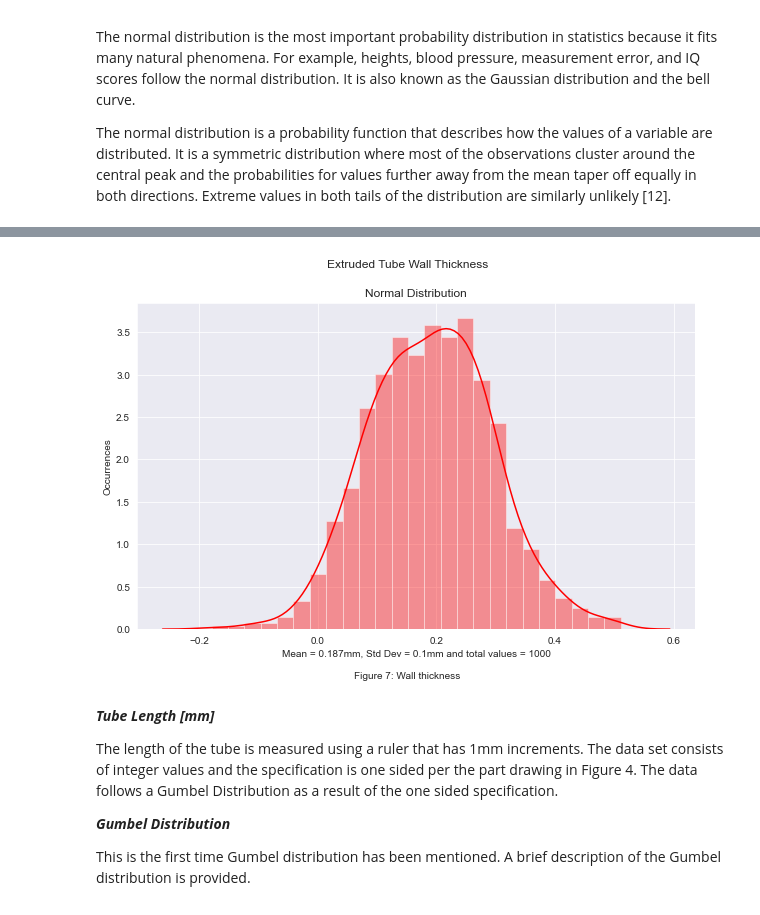
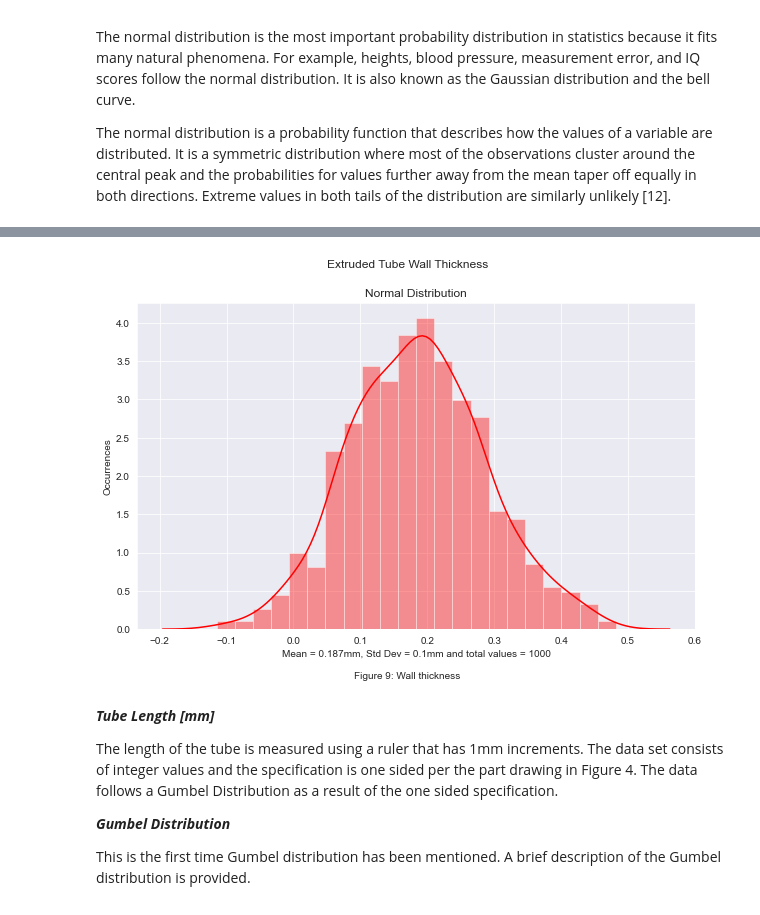
Before and after one commit to KeithQuinn/Project_2020_Programming-for-Data-Analysis, a Jupyter notebook: Project_2020_Programming-for-Data-Analysis.ipynb, the cells around one changed output, grey strips where cells are left out. Cells and saved outputs as stored; diff of their text form; code cells hidden in the pictures.

```diff
--- a/Project_2020_Programming-for-Data-Analysis.ipynb
+++ b/Project_2020_Programming-for-Data-Analysis.ipynb
@@ -198,21 +201,21 @@ Wall thickness is a 2 sided specification having continuous variable data to two
 # %%
 loc = 0.187 # mean
 scale = 0.1 # standard deviation
 size = 1000 # number of values
 
 normal_data = np.random.normal(loc, scale, size) # generate a data set that follows a normal distribution
 
 plt.figure(figsize=(10, 6)) # figure size
 plt.title('Normal Distribution') # title
 plt.suptitle('Extruded Tube Wall Thickness') # subtitle
 plt.xlabel(f'Mean = {loc}mm, Std Dev = {scale}mm and total values = {size}') # xlabel
 plt.ylabel('Occurrences') # ylabel
 sns.distplot(a=normal_data, hist=True, kde=True, color='r')
-txt="Figure 7: Wall thickness" # create caption
+txt="Figure 9: Wall thickness" # create caption
 plt.figtext(0.5, 0.01, txt, wrap=True, horizontalalignment='center', fontsize=10) # locate caption
 plt.show() # show histogram
 # %% [output]
-[figure, old version]
+[figure, new version]
 # %% [markdown]
 *__Tube Length [mm]__*
 
```
Also changed, not shown: parts of 64 cells of this notebook, 1 other file.
